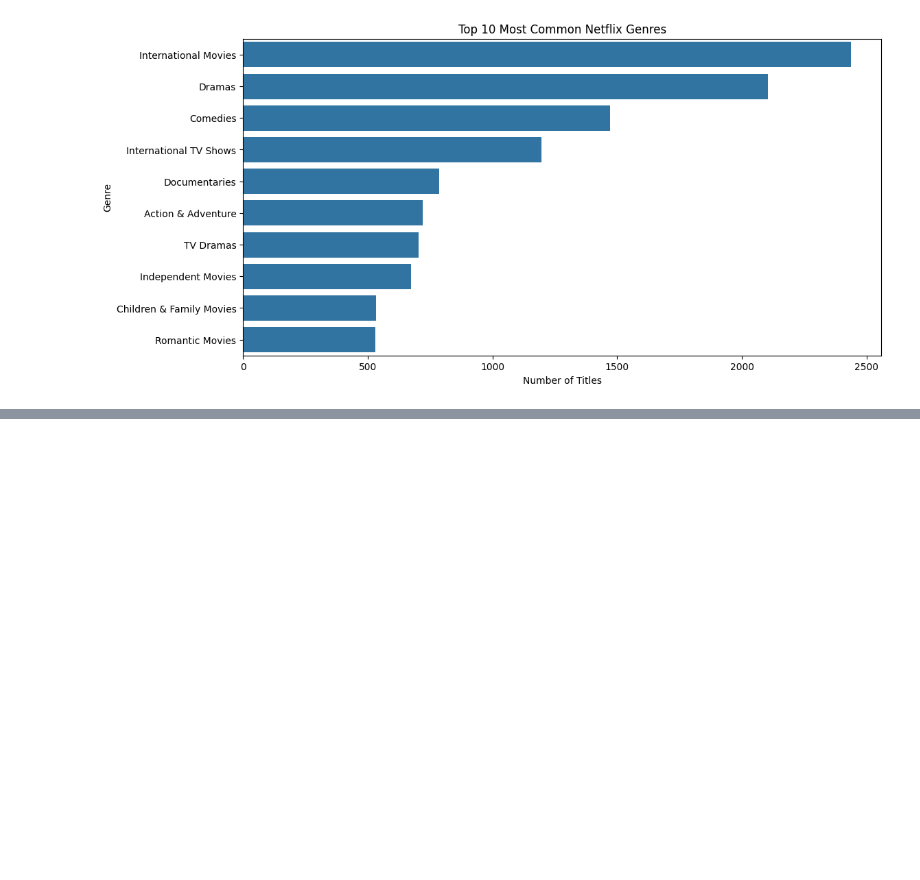
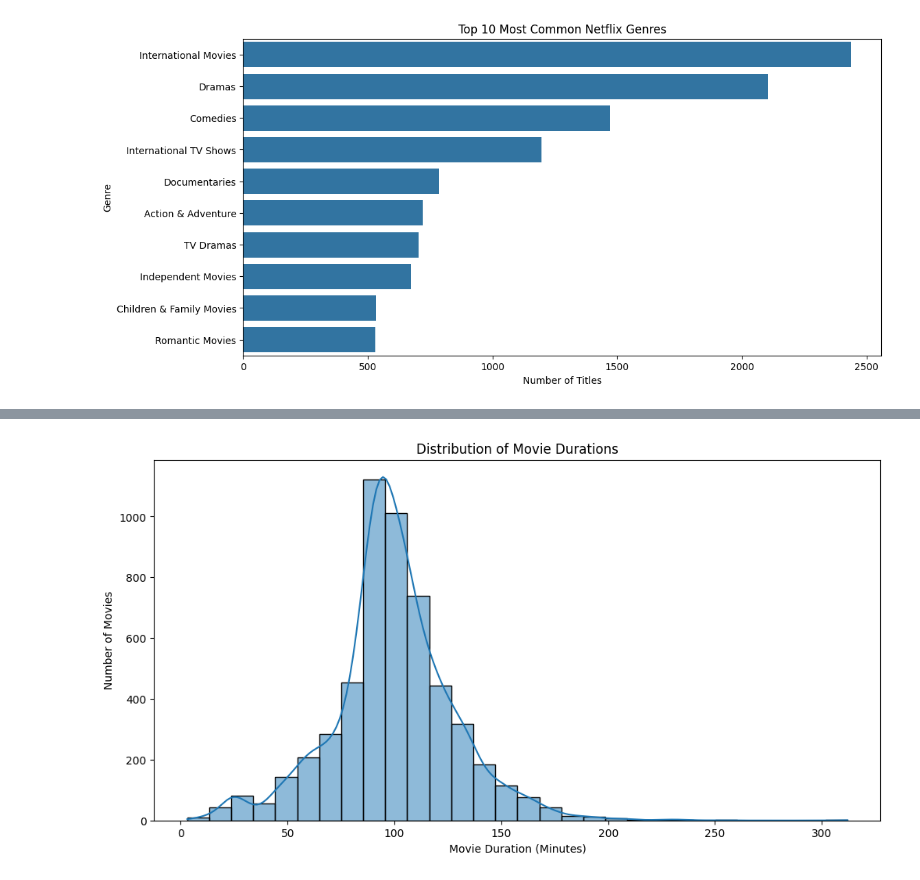
Before and after one commit to Kaini9/Certification-task, a Jupyter notebook: NoteBook/Certification_Task.ipynb, the cells around one changed output, grey strips where cells are left out. Cells and saved outputs as stored; diff of their text form; code cells hidden in the pictures; blank space fills up the shorter version.

```diff
--- a/NoteBook/Certification_Task.ipynb
+++ b/NoteBook/Certification_Task.ipynb
@@ -461,0 +524,19 @@ plt.show()
+# %%
+plt.figure(figsize=(12, 6))
+
+sns.histplot(
+    data=df_clean[df_clean['type'] == 'Movie'],
+    x='movie_duration',
+    bins=30,
+    kde=True
+)
+
+plt.title('Distribution of Movie Durations')
+
+plt.xlabel('Movie Duration (Minutes)')
+
+plt.ylabel('Number of Movies')
+
+plt.show()
+# %% [output]
+[figure, added]
```
Also changed, not shown: parts of 33 cells of this notebook.
